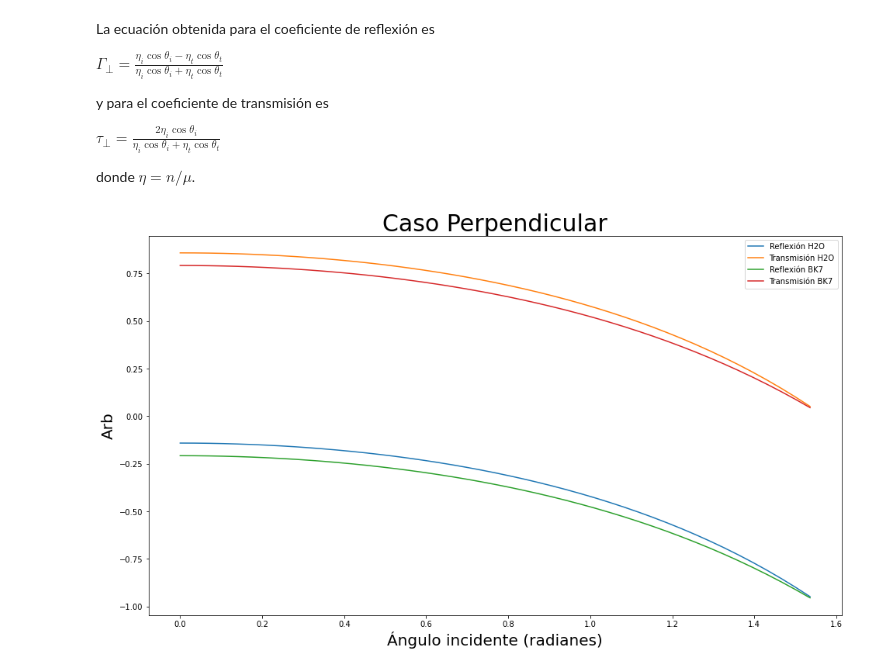
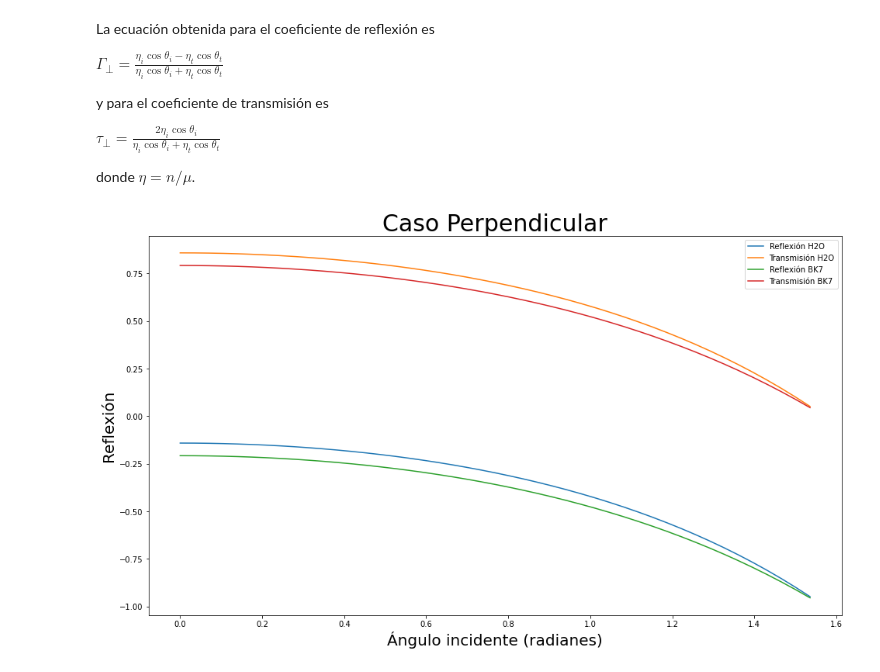
Before and after one commit to MiguelAngel-ht/Graficas-para-Optica, a Jupyter notebook: Reflexión_y_Transmisión_(Caso_Perpendicular).ipynb, the cells around one changed output. Cells and saved outputs as stored; diff of their text form; code cells hidden in the pictures.

```diff
--- a/Reflexión_y_Transmisión_(Caso_Perpendicular).ipynb
+++ b/Reflexión_y_Transmisión_(Caso_Perpendicular).ipynb
@@ -33,32 +33,32 @@ m1 = m0
 m2 = m0                # para efectos prácticos en el agua
 η = n1/m1
 η_ = n2/m2
 
 oi = np.arange(0,np.pi/2,np.pi/90)
 ot = np.arcsin((n1/n2)*np.sin(oi)*(np.pi/180))
 r = (η*np.cos(oi) - η_*np.cos(ot))/(η*np.cos(oi) + η_*np.cos(ot))
 t = 2*η*np.cos(oi) / (η*np.cos(oi) + η_*np.cos(ot))
 
 plt.figure(figsize=(16,9))
 plt.plot(oi,r,label="Reflexión H2O")
 plt.plot(oi,t,label="Transmisión H2O")
 
 n2 = 1.51
 m2 = (0.99)*m0  # para Bk7
 η_ = n2/m2
 
 r = (η*np.cos(oi) - η_*np.cos(ot))/(η*np.cos(oi) + η_*np.cos(ot))
 t = 2*η*np.cos(oi) / (η*np.cos(oi) + η_*np.cos(ot))
 
 plt.plot(oi,r,label="Reflexión BK7")
 plt.plot(oi,t,label="Transmisión BK7")
 
 plt.title("Caso Perpendicular",fontsize=30,color='black')
 plt.xlabel("Ángulo incidente (radianes)",fontsize=20,color='black')
-plt.ylabel("Arb",fontsize=20,color='black')
+plt.ylabel("Reflexión",fontsize=20,color='black')
 plt.legend()
 
 #plt.savefig("coeficientes perpendiculares.png") #Descomentar para guardar imagen
 plt.show()
 # %% [output]
-[figure, old version]
+[figure, new version]
```
